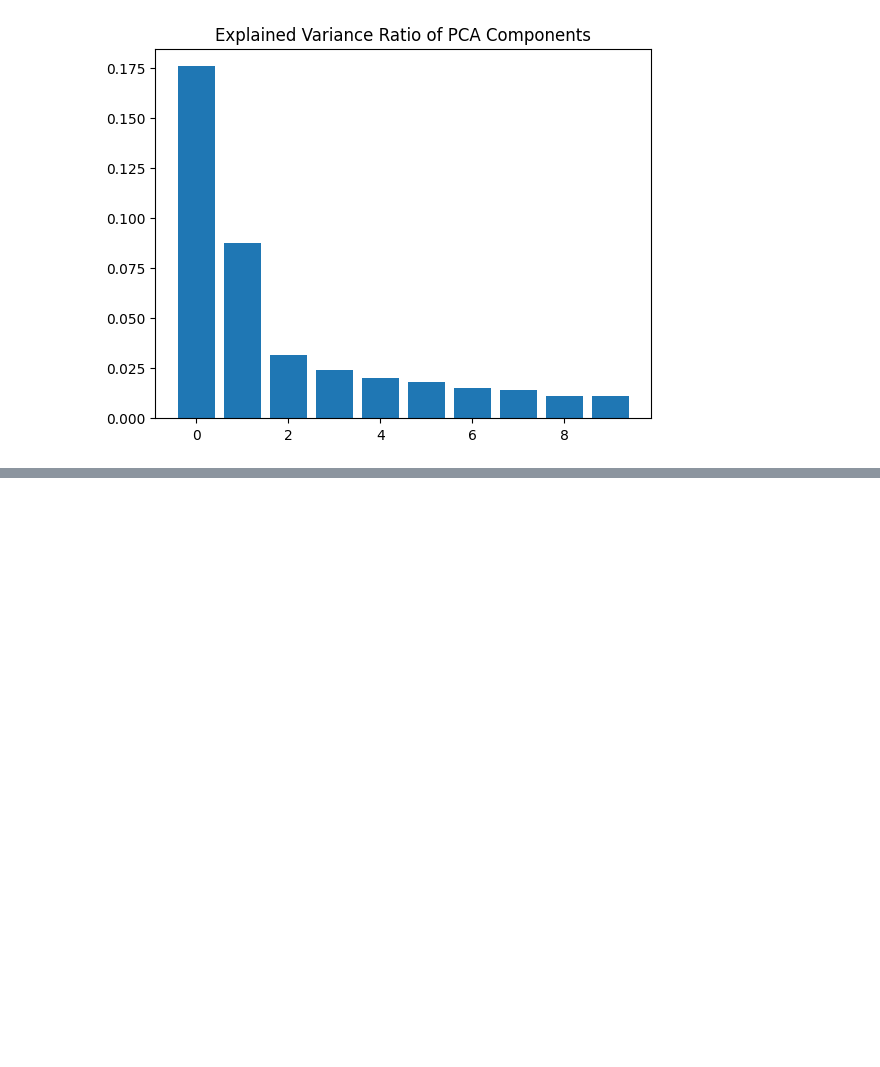
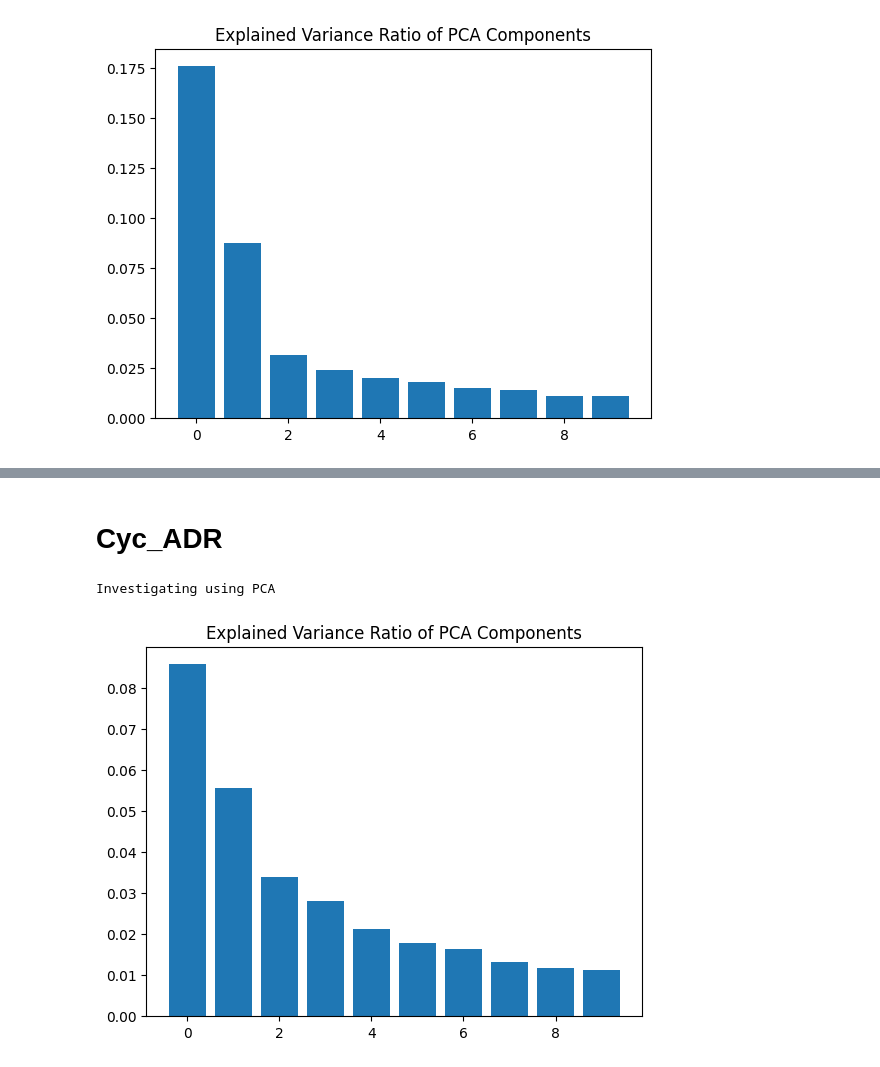
Before and after one commit to sverige16/Tomic-Chem-CP-Prot-MoA, a Jupyter notebook: 04_Tomics_Models/init_data_expl/Erik_initial_dim_reduc_tprofiles.ipynb, the cells around one changed output, grey strips where cells are left out. Drawn from its saved outputs; the diff is of its cells as text; code cells hidden in the pictures; blank space fills up the shorter version.

```diff
--- a/04_Tomics_Models/init_data_expl/Erik_initial_dim_reduc_tprofiles.ipynb
+++ b/04_Tomics_Models/init_data_expl/Erik_initial_dim_reduc_tprofiles.ipynb
@@ -125,0 +215,13 @@ Investigating using PCA
+# %% [markdown]
+# Cyc_ADR
+# %%
+print("Investigating using PCA")
+pca_ten = PCA(n_components=10)
+pca_ten.fit_transform(df_train_features)
+plt.figure()
+plt.bar([i for i in range(0,10)], pca_ten.explained_variance_ratio_)
+plt.title("Explained Variance Ratio of PCA Components")
+plt.show()
+# %% [output]
+Investigating using PCA
+[figure, added]
```
Also changed, not shown: parts of 52 cells of this notebook, 9 other files.
